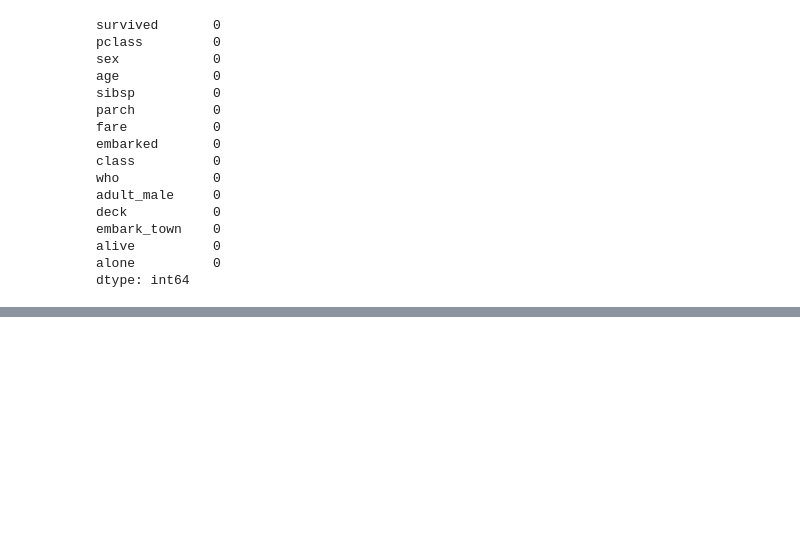
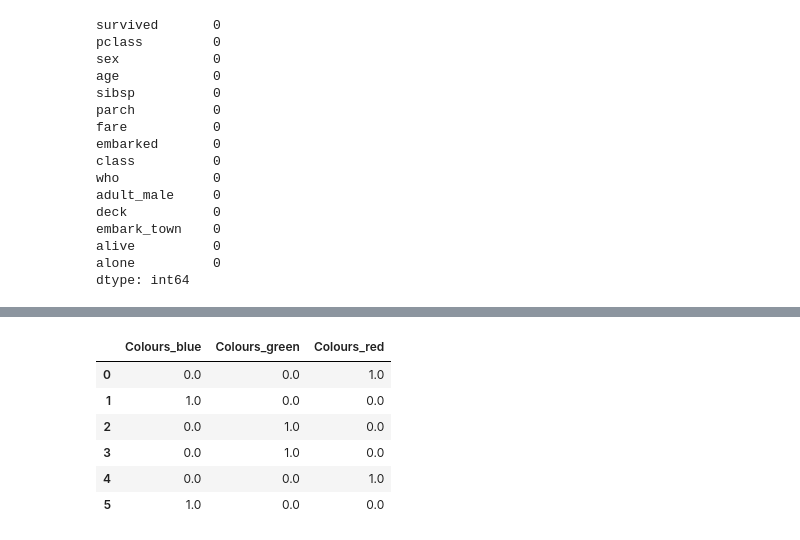
Before and after one commit to SUHANSU19/DATA-SCIENCE-PRACTICE-repo, a Jupyter notebook: feature_engineering.ipynb, the cells around one changed output, grey strips where cells are left out. Saved outputs shown, nothing was run; the diff lists cells and outputs as text; code cells hidden in the pictures; blank space fills up the shorter version.

```diff
--- a/feature_engineering.ipynb
+++ b/feature_engineering.ipynb
@@ -131,0 +256,2 @@ dtype: int64
+# %%
+df=pd.DataFrame({"Colours":['red', 'blue', 'green', 'green', 'red', 'blue']})
@@ -131,0 +264,10 @@ dtype: int64
+# %%
+encoded_df
+# %% [output]
+|  | Colours_blue | Colours_green | Colours_red |
+| 0 | 0.0 | 0.0 | 1.0 |
+| 1 | 1.0 | 0.0 | 0.0 |
+| 2 | 0.0 | 1.0 | 0.0 |
+| 3 | 0.0 | 1.0 | 0.0 |
+| 4 | 0.0 | 0.0 | 1.0 |
+| 5 | 1.0 | 0.0 | 0.0 |
```
Also changed, not shown: parts of 40 cells of this notebook.
